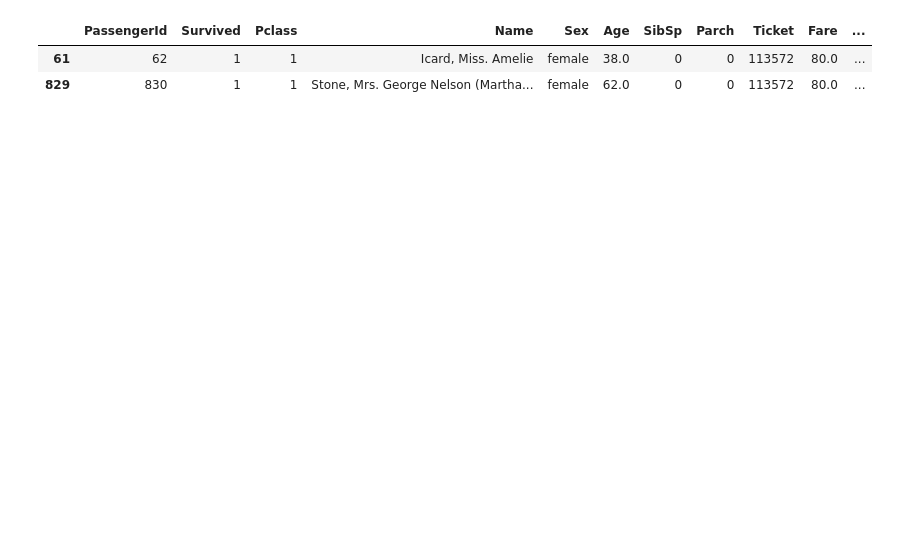
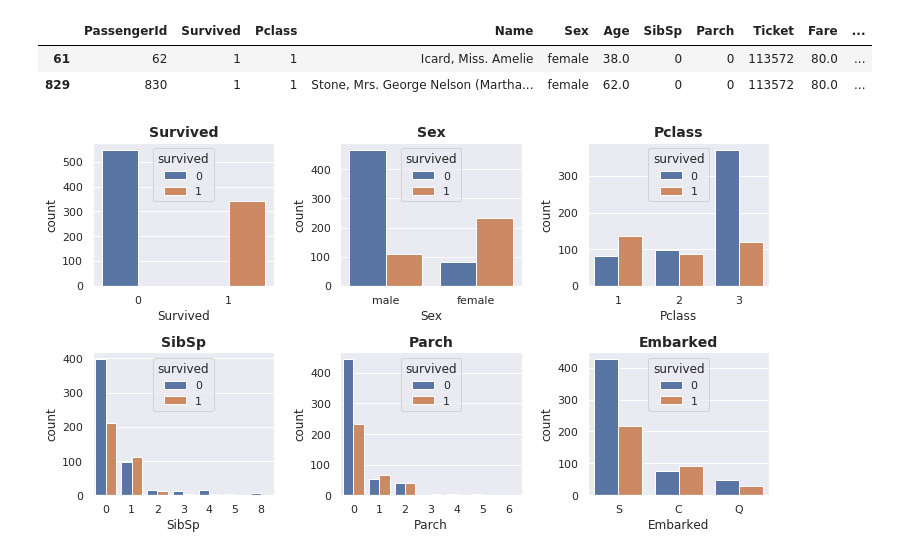
Before and after one commit to xcnkx/kaggle_titanic, a Jupyter notebook: notebooks/kaggle_titanic.ipynb, the cells around one changed output. Saved outputs shown, nothing was run; the diff lists cells and outputs as text; code cells hidden in the pictures; blank space fills up the shorter version.

```diff
--- a/notebooks/kaggle_titanic.ipynb
+++ b/notebooks/kaggle_titanic.ipynb
@@ -136,3 +139,23 @@ train_df[train_df['Embarked'].isnull()]
 |  | PassengerId | Survived | Pclass | Name | Sex | Age | SibSp | Parch | Ticket | Fare | ... |
 | 61 | 62 | 1 | 1 | Icard, Miss. Amelie | female | 38.0 | 0 | 0 | 113572 | 80.0 | ... |
 | 829 | 830 | 1 | 1 | Stone, Mrs. George Nelson (Martha... | female | 62.0 | 0 | 0 | 113572 | 80.0 | ... |
+# %%
+cols = ['Survived', 'Sex', 'Pclass', 'SibSp', 'Parch', 'Embarked']
+# %%
+nr_rows = 2
+nr_cols = 3
+
+fig, axs = plt.subplots(nr_rows, nr_cols, figsize=(nr_cols*3.5,nr_rows*3))
+
+for r in range(0,nr_rows):
+    for c in range(0,nr_cols):
+
+        i = r*nr_cols+c
+        ax = axs[r][c]
+        sns.countplot(train_df[cols[i]], hue=train_df["Survived"], ax=ax)
+        ax.set_title(cols[i], fontsize=14, fontweight='bold')
+        ax.legend(title="survived", loc='upper center')
+
+plt.tight_layout()
+# %% [output]
+[figure, added]
```
Also changed, not shown: parts of 16 cells of this notebook.
